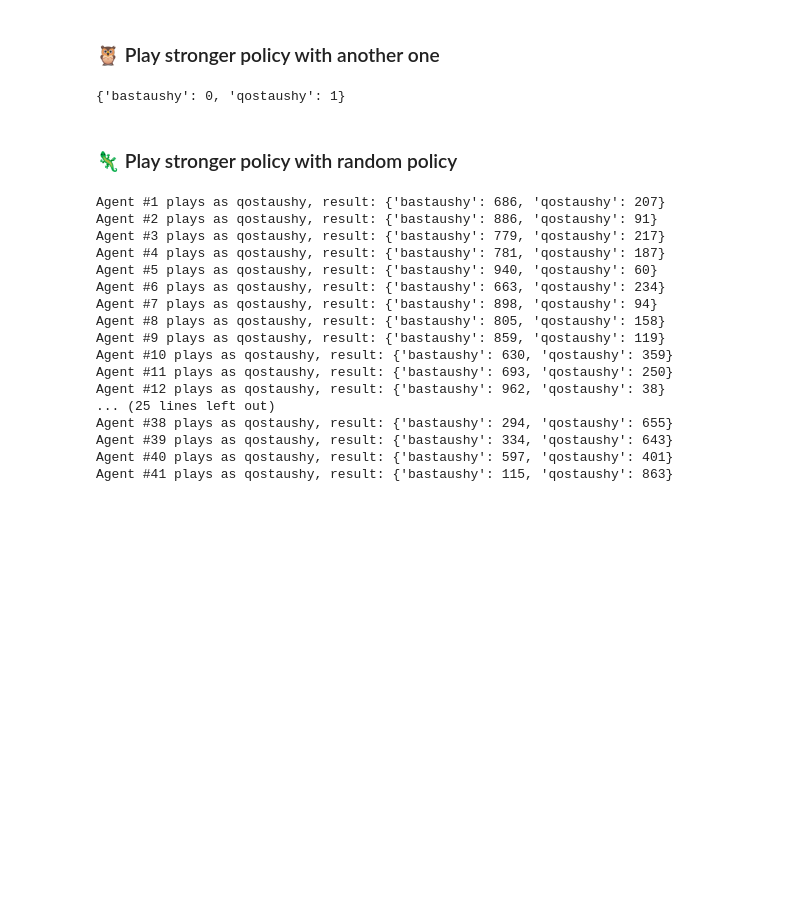
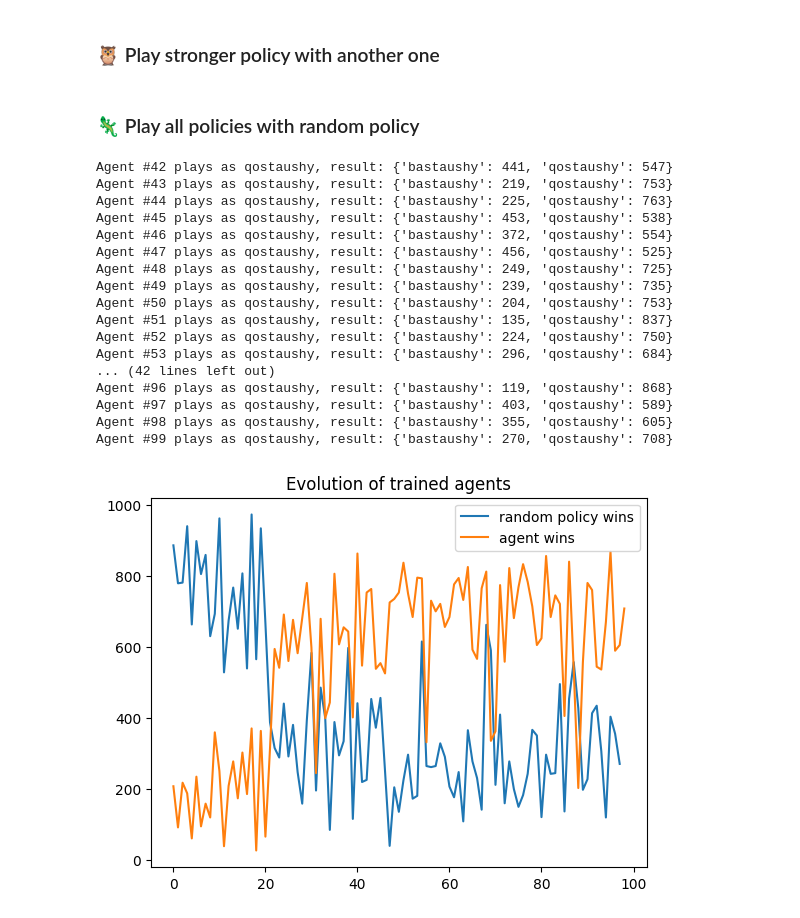
Before and after one commit to zhus-dika/togyz-qumalaq-agent, a Jupyter notebook: togyzqumalaq_aec_vs_random_policy.ipynb, the cells around one changed output. Cells and saved outputs as stored; diff of their text form; code cells hidden in the pictures; blank space fills up the shorter version.

```diff
--- a/togyzqumalaq_aec_vs_random_policy.ipynb
+++ b/togyzqumalaq_aec_vs_random_policy.ipynb
@@ -2153,7 +2175,7 @@ PLAYS = {"bastaushy": 0, "qostaushy": 0}
 
 env = _get_env(render_mode="human")
 
-policies = MultiAgentPolicyManager(policies=[agents_learned[21], agents_learned[28]], env=env)
+policies = MultiAgentPolicyManager(policies=[agents_learned[51], agents_learned[70]], env=env)
 
 env = DummyVectorEnv([lambda: env])
 
@@ -2161,12 +2183,10 @@ collector = Collector(policies, env)
 
 result = collector.collect(n_episode=1, reset_before_collect=True)
 print(PLAYS)
-# %% [output]
-{'bastaushy': 0, 'qostaushy': 1}
 # %% [markdown]
-### 🦎 Play stronger policy with random policy
+### 🦎 Play all policies with random policy
 # %%
-for model in range(1, 42):
+for model in range(42, 100):
 
     PLAYS = {"bastaushy": 0, "qostaushy": 0}
 
@@ -2187,7 +2207,7 @@ for model in range(1, 42):
                 action_space=env.action_space
             ).to("cuda" if torch.cuda.is_available() else "cpu")
 
-    agent_learned.load_state_dict(torch.load(f"models/policy_dqn_256x512x512x256_{model}.pth"))
+    agent_learned.load_state_dict(torch.load(f"models/policy_dqn_128x256x256x128_{model}.pth"))
 
     policies = MultiAgentPolicyManager(policies=[RandomPolicy(action_space=env.action_space), agent_learned], env=env)
 
@@ -2198,20 +2218,38 @@ for model in range(1, 42):
     result = collector.collect(n_episode=1000, reset_before_collect=True)
     print(f"Agent #{model} plays as qostaushy, result: {PLAYS}")
 # %% [output]
-Agent #1 plays as qostaushy, result: {'bastaushy': 686, 'qostaushy': 207}
-Agent #2 plays as qostaushy, result: {'bastaushy': 886, 'qostaushy': 91}
-Agent #3 plays as qostaushy, result: {'bastaushy': 779, 'qostaushy': 217}
-Agent #4 plays as qostaushy, result: {'bastaushy': 781, 'qostaushy': 187}
-Agent #5 plays as qostaushy, result: {'bastaushy': 940, 'qostaushy': 60}
-Agent #6 plays as qostaushy, result: {'bastaushy': 663, 'qostaushy': 234}
-Agent #7 plays as qostaushy, result: {'bastaushy': 898, 'qostaushy': 94}
-Agent #8 plays as qostaushy, result: {'bastaushy': 805, 'qostaushy': 158}
-Agent #9 plays as qostaushy, result: {'bastaushy': 859, 'qostaushy': 119}
-Agent #10 plays as qostaushy, result: {'bastaushy': 630, 'qostaushy': 359}
-Agent #11 plays as qostaushy, result: {'bastaushy': 693, 'qostaushy': 250}
-Agent #12 plays as qostaushy, result: {'bastaushy': 962, 'qostaushy': 38}
-... (25 lines left out)
-Agent #38 plays as qostaushy, result: {'bastaushy': 294, 'qostaushy': 655}
-Agent #39 plays as qostaushy, result: {'bastaushy': 334, 'qostaushy': 643}
-Agent #40 plays as qostaushy, result: {'bastaushy': 597, 'qostaushy': 401}
-Agent #41 plays as qostaushy, result: {'bastaushy': 115, 'qostaushy': 863}
+Agent #42 plays as qostaushy, result: {'bastaushy': 441, 'qostaushy': 547}
+Agent #43 plays as qostaushy, result: {'bastaushy': 219, 'qostaushy': 753}
+Agent #44 plays as qostaushy, result: {'bastaushy': 225, 'qostaushy': 763}
+Agent #45 plays as qostaushy, result: {'bastaushy': 453, 'qostaushy': 538}
+Agent #46 plays as qostaushy, result: {'bastaushy': 372, 'qostaushy': 554}
+Agent #47 plays as qostaushy, result: {'bastaushy': 456, 'qostaushy': 525}
+Agent #48 plays as qostaushy, result: {'bastaushy': 249, 'qostaushy': 725}
+Agent #49 plays as qostaushy, result: {'bastaushy': 239, 'qostaushy': 735}
+Agent #50 plays as qostaushy, result: {'bastaushy': 204, 'qostaushy': 753}
+Agent #51 plays as qostaushy, result: {'bastaushy': 135, 'qostaushy': 837}
+Agent #52 plays as qostaushy, result: {'bastaushy': 224, 'qostaushy': 750}
+Agent #53 plays as qostaushy, result: {'bastaushy': 296, 'qostaushy': 684}
+... (42 lines left out)
+Agent #96 plays as qostaushy, result: {'bastaushy': 119, 'qostaushy': 868}
+Agent #97 plays as qostaushy, result: {'bastaushy': 403, 'qostaushy': 589}
+Agent #98 plays as qostaushy, result: {'bastaushy': 355, 'qostaushy': 605}
+Agent #99 plays as qostaushy, result: {'bastaushy': 270, 'qostaushy': 708}
+# %%
+random_policy_wins = [886, 779, 781, 940, 663, 898, 805, 859, 630, 693, 962, 528, 674, 767, 651, 807, 539, 973, 565, 934, 666, 387, 315, 288, 440, 291, 380, 247, 158, 393, 583, 195, 485, 399, 84, 388, 294, 334, 597, 115,
+                     441,219,225, 453, 372, 456, 249, 39, 204, 135, 224, 296, 172, 180, 615, 264, 261, 264, 328, 290, 206, 176, 247, 108, 365, 277, 230,
+                     141, 662, 590, 211, 409, 159, 277, 199, 149, 182, 242, 366, 350, 120, 296, 242, 244, 495, 136, 454, 557, 427, 197, 227, 413, 434, 306, 119, 403, 355, 270]
+
+agent_wins = [207, 91, 217, 187, 60, 234, 94, 158, 119, 359, 250, 38, 208, 277, 173, 302, 185, 370, 26, 363, 65, 314, 594, 541, 691, 560, 676, 582, 681, 780, 598, 244, 679, 399, 443, 806, 607, 655, 643, 401, 863,
+             547,753,763,538,554,525,725,735,753,837,750,684,795,793,331,730,700,721,656,684,776,794,732,825,592,566,765,812,335,362,774,558,822,681,768,833,783,714,605,624,856,684,745,721,405,840,539,202,557,780,760,544,536,670,868,589,605,708]
+
+
+plt.plot(range(len(random_policy_wins)), random_policy_wins, label='random policy wins')
+
+plt.plot(range(len(agent_wins)), agent_wins, label='agent wins')
+
+plt.legend()
+plt.title("Evolution of trained agents")
+plt.show()
+# %% [output]
+[figure, added]
```
Also changed, not shown: parts of 12 cells of this notebook, 59 other files.
